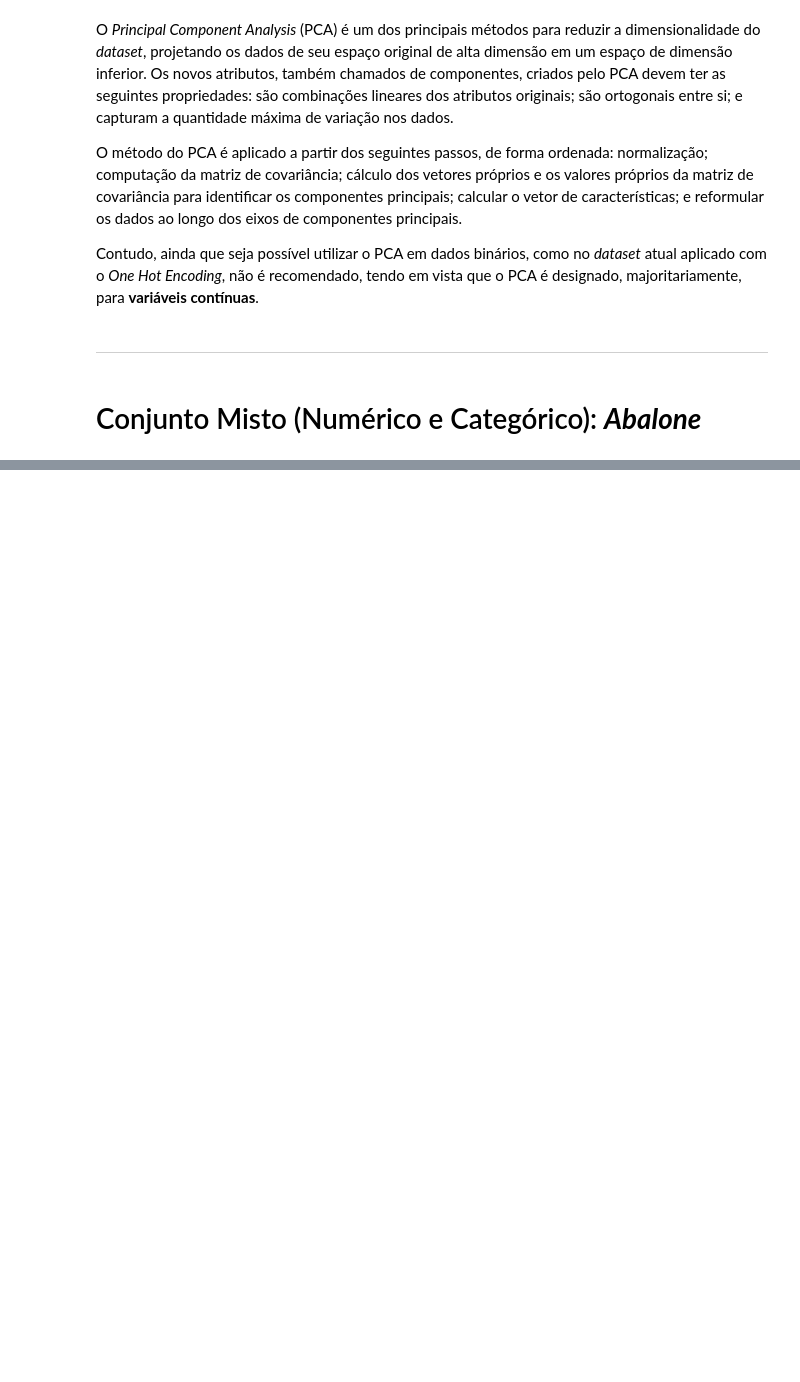
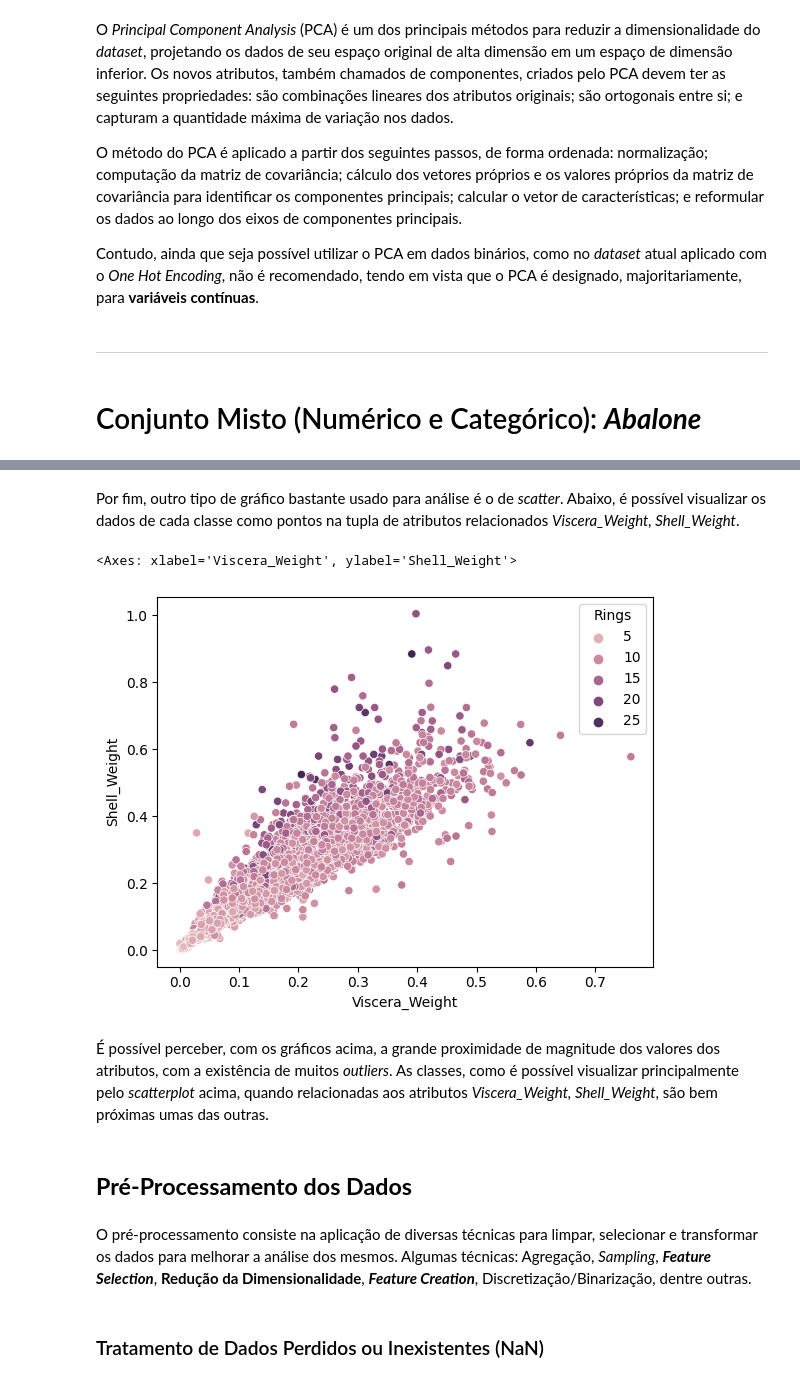
Before and after one commit to davimedio01/data-mining, a Jupyter notebook: 01. 09-19 - Atividade 1 (Pré-Processamento)/Atividade_01.ipynb, the cells around one changed output, grey strips where cells are left out. Drawn from its saved outputs; the diff is of its cells as text; code cells hidden in the pictures; blank space fills up the shorter version.

```diff
--- a/01. 09-19 - Atividade 1 (Pré-Processamento)/Atividade_01.ipynb
+++ b/01. 09-19 - Atividade 1 (Pré-Processamento)/Atividade_01.ipynb
@@ -627,0 +1341,15 @@ Este conjunto de dados pode ser acessado por meio de: [Abalone](https://archive.
+# %% [markdown]
+Por fim, outro tipo de gráfico bastante usado para análise é o de _scatter_. Abaixo, é possível visualizar os dados de cada classe como pontos na tupla de atributos relacionados _Viscera_Weight, Shell_Weight_.
+# %%
+sbn.scatterplot(data=data, x='Viscera_Weight', y='Shell_Weight', hue='Rings')
+# %% [output]
+<Axes: xlabel='Viscera_Weight', ylabel='Shell_Weight'>
+[figure, added]
+# %% [markdown]
+É possível perceber, com os gráficos acima, a grande proximidade de magnitude dos valores dos atributos, com a existência de muitos _outliers_. As classes, como é possível visualizar principalmente pelo _scatterplot_ acima, quando relacionadas aos atributos _Viscera_Weight, Shell_Weight_, são bem próximas umas das outras.
+# %% [markdown]
+## <strong> Pré-Processamento dos Dados </strong>
+# %% [markdown]
+O pré-processamento consiste na aplicação de diversas técnicas para limpar, selecionar e transformar os dados para melhorar a análise dos mesmos. Algumas técnicas: Agregação, _Sampling_, **_Feature Selection_**, **Redução da Dimensionalidade**, **_Feature Creation_**, Discretização/Binarização, dentre outras.
+# %% [markdown]
+### Tratamento de Dados Perdidos ou Inexistentes (NaN)
```
Also changed, not shown: parts of 139 cells of this notebook, 2 other files.
